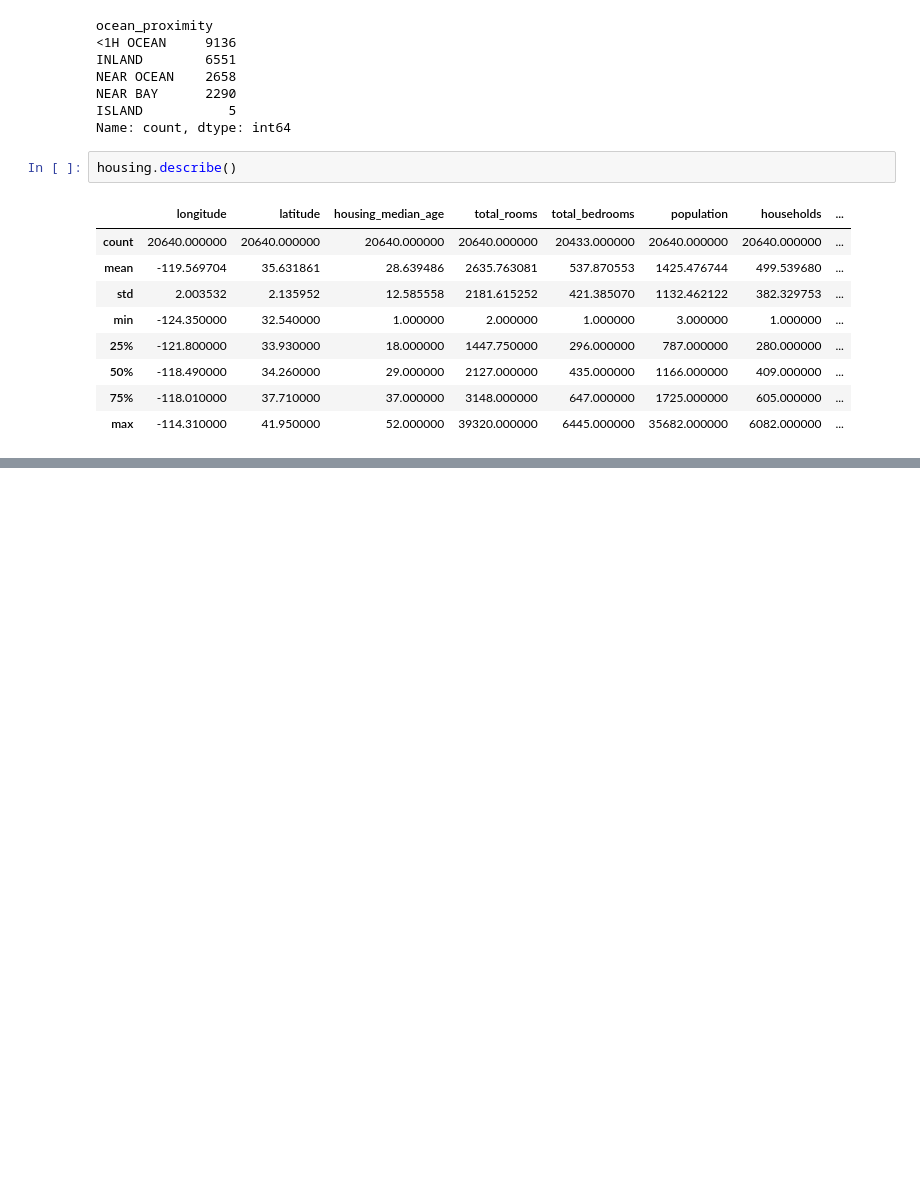
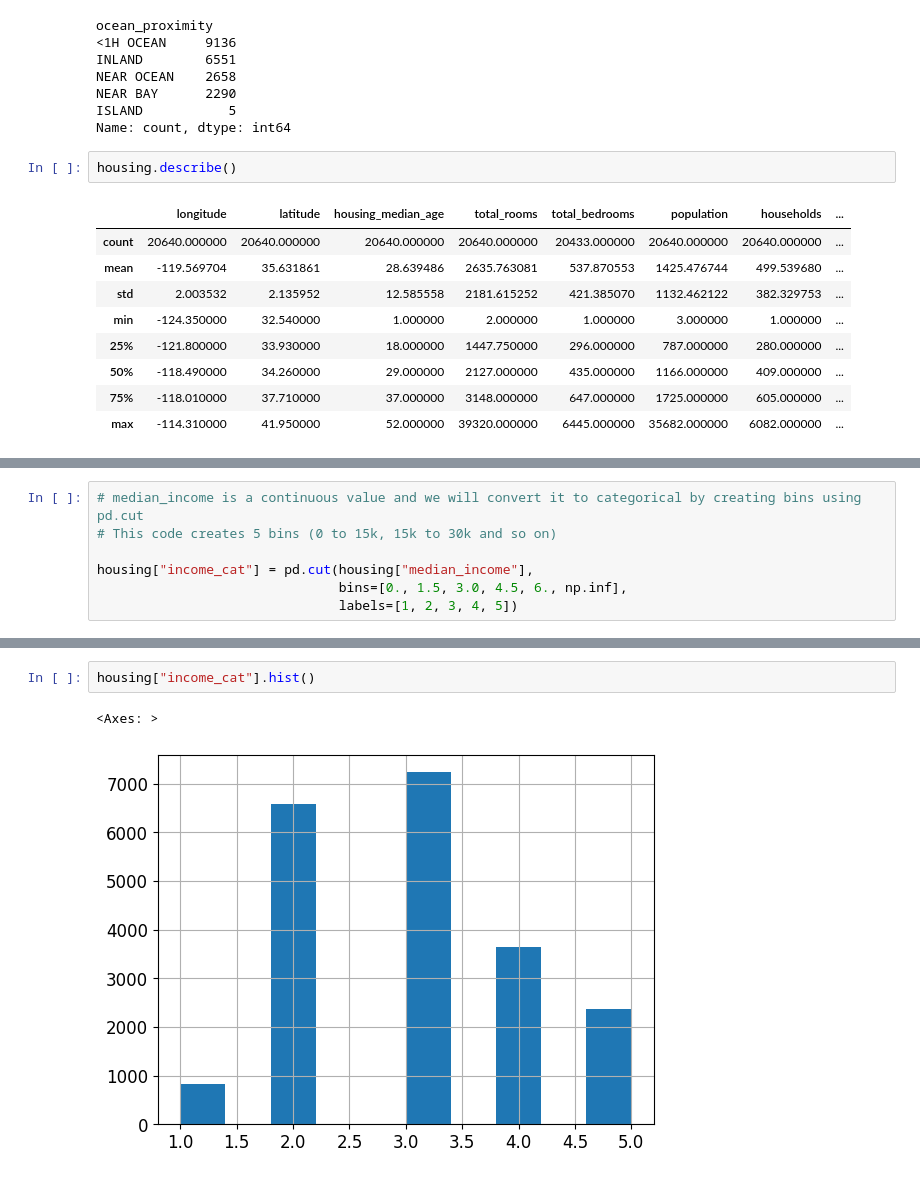
Before and after one commit to rohit204k/hands_on_ml_tf_k, a Jupyter notebook: house_prices.ipynb, the cells around one changed output, grey strips where cells are left out. Drawn from its saved outputs; the diff is of its cells as text; blank space fills up the shorter version.

```diff
--- a/house_prices.ipynb
+++ b/house_prices.ipynb
@@ -117,0 +133,7 @@ UsageError: unrecognized arguments: # only in a Jupyter notebook
+# %%
+# median_income is a continuous value and we will convert it to categorical by creating bins using pd.cut
+# This code creates 5 bins (0 to 15k, 15k to 30k and so on)
+
+housing["income_cat"] = pd.cut(housing["median_income"],
+                               bins=[0., 1.5, 3.0, 4.5, 6., np.inf],
+                               labels=[1, 2, 3, 4, 5])
@@ -117,0 +150,5 @@ UsageError: unrecognized arguments: # only in a Jupyter notebook
+# %%
+housing["income_cat"].hist()
+# %% [output]
+<Axes: >
+[figure, added]
```
Also changed, not shown: parts of 92 cells of this notebook, 1 other file.
